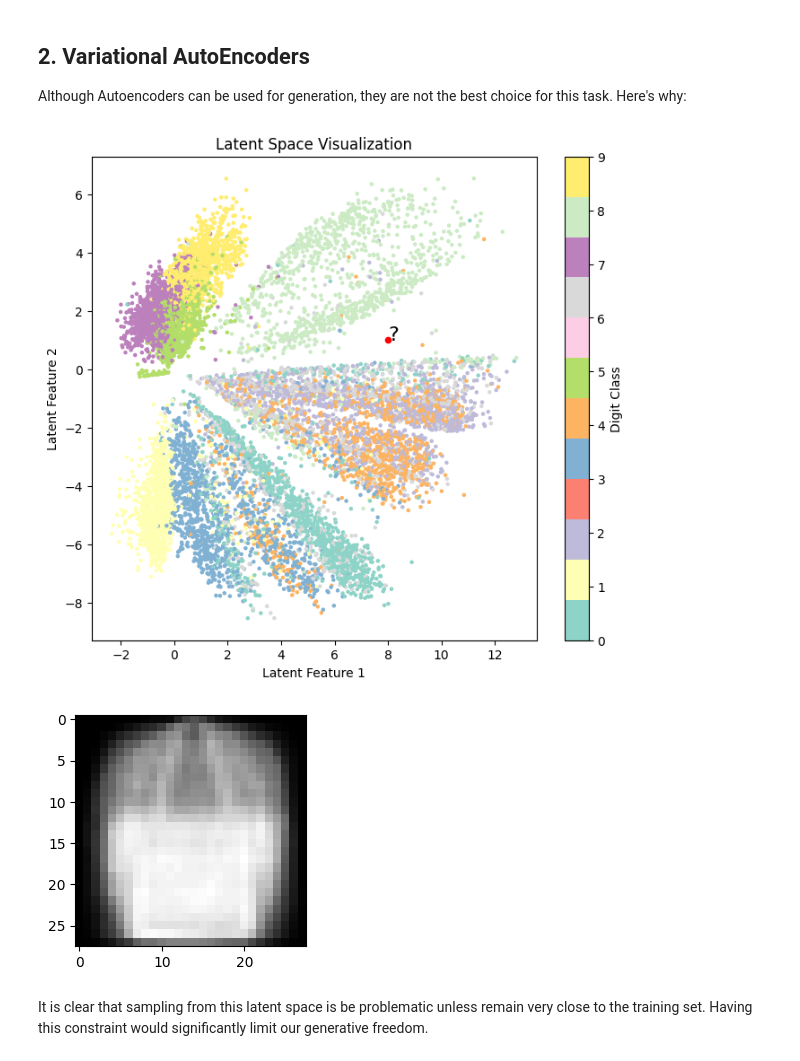
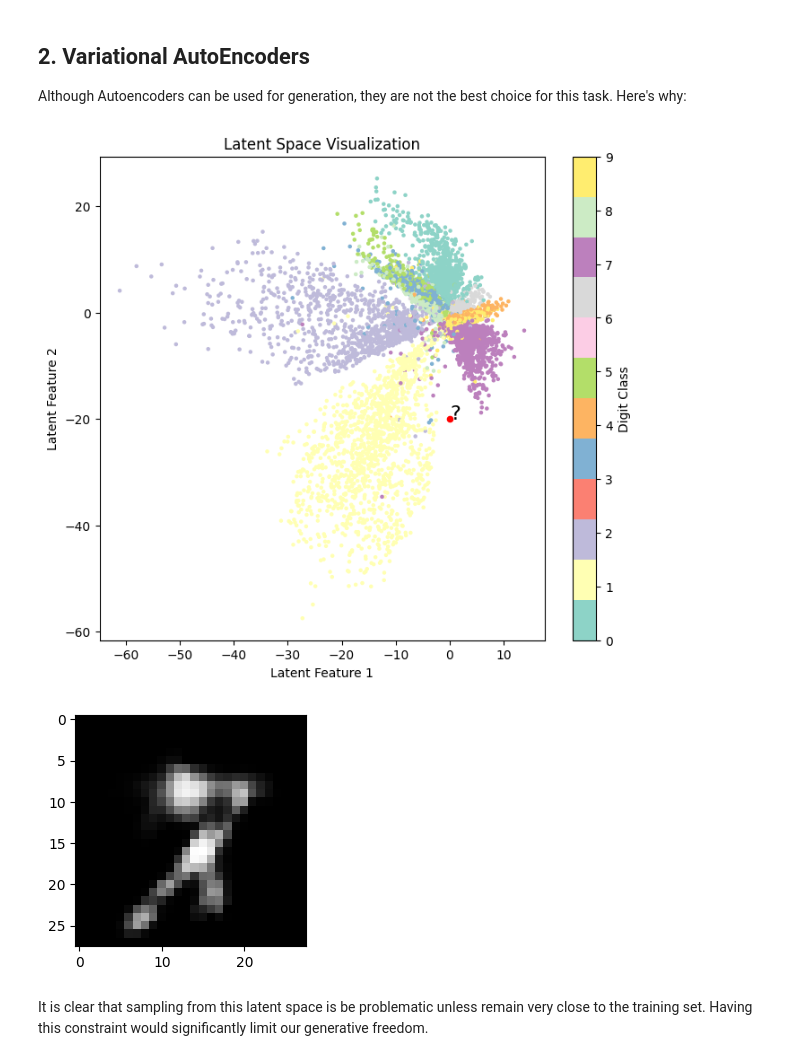
Before and after one commit to ada-jt1725/deep-learning, a Jupyter notebook: Day07-VAEs/Day07-VAEs_morning_solutions.ipynb, the cells around one changed output. Drawn from its saved outputs; the diff is of its cells as text; code cells hidden in the pictures.

```diff
--- a/Day07-VAEs/Day07-VAEs_morning_solutions.ipynb
+++ b/Day07-VAEs/Day07-VAEs_morning_solutions.ipynb
@@ -169,7 +169,7 @@ set_seed(42)
 Cuda installed! Running on GPU!
 True
 # %%
-class FashionMNISTAutoencoder(nn.Module):
+class MNISTAutoencoder(nn.Module):
     def __init__(self, latent_size=2):
         super().__init__()
         self.latent_size = latent_size
@@ -206,7 +206,7 @@ class FashionMNISTAutoencoder(nn.Module):
 
 
 # Load dataset
-dataset = torchvision.datasets.FashionMNIST(root='data', train=True, transform=torchvision.transforms.ToTensor(), download=True)
+dataset = torchvision.datasets.MNIST(root='data', train=True, transform=torchvision.transforms.ToTensor(), download=True)
 
 # Split dataset into train and validation sets
 stratified_split = StratifiedShuffleSplit(train_size=0.8, test_size=0.2)
@@ -244,7 +244,7 @@ def validate(model, dataloader, criterion, device):
 # %%
 # Initialize model and optimizer
 set_seed(42)
-model = FashionMNISTAutoencoder().to(device)
+model = MNISTAutoencoder().to(device)
 optimizer = torch.optim.Adam(model.parameters(), lr=1e-2)
 
 # Reconstruction loss
@@ -434,28 +434,28 @@ Although Autoencoders can be used for generation, they are not the best choice f
 The question is: **could we use an Autoencoder to do this?** Let's look at the 2D latent space of an Autoencoder trained on MNIST: -->
 # %%
 # Let's pick a point in the void of the latent space
-z = torch.tensor([[8, 1]], dtype=torch.float32)
+z = torch.tensor([[0, -20]], dtype=torch.float32)
 
 
 fig, ax = plt.subplots(1, 1, figsize=(8, 7))
 im = ax.scatter(latents[:, 0], latents[:, 1], c=labels, cmap=plt.cm.Set3, s=5)
 ax.scatter(z[:, 0].cpu(), z[:, 1].cpu(), c='r', s=20)
 ax.annotate(r'$?$', (z[:, 0].cpu(), z[:, 1].cpu()), fontsize=16)
 ax.set_xlabel('Latent Feature 1')
 ax.set_ylabel('Latent Feature 2')
 ax.set_title('Latent Space Visualization')
 plt.colorbar(im, ax=ax, label='Digit Class')
 plt.show()
 
 
 fig, ax = plt.subplots(1, 1, figsize=(3, 3))
 recon = model.decode(z.to(device))
 recon = recon.cpu().detach().numpy()
 plt.imshow(recon[0].reshape(28, 28), cmap='gray')
 plt.show()
 # %% [output]
-[figure, old version]
+[figure, new version]
-[figure, old version]
+[figure, new version]
 # %% [markdown]
 It is clear that sampling from this latent space is be problematic unless remain very close to the training set. Having this constraint would significantly limit our generative freedom.
 # %% [markdown]
```
Also changed, not shown: parts of 15 cells of this notebook, 3 other files.
